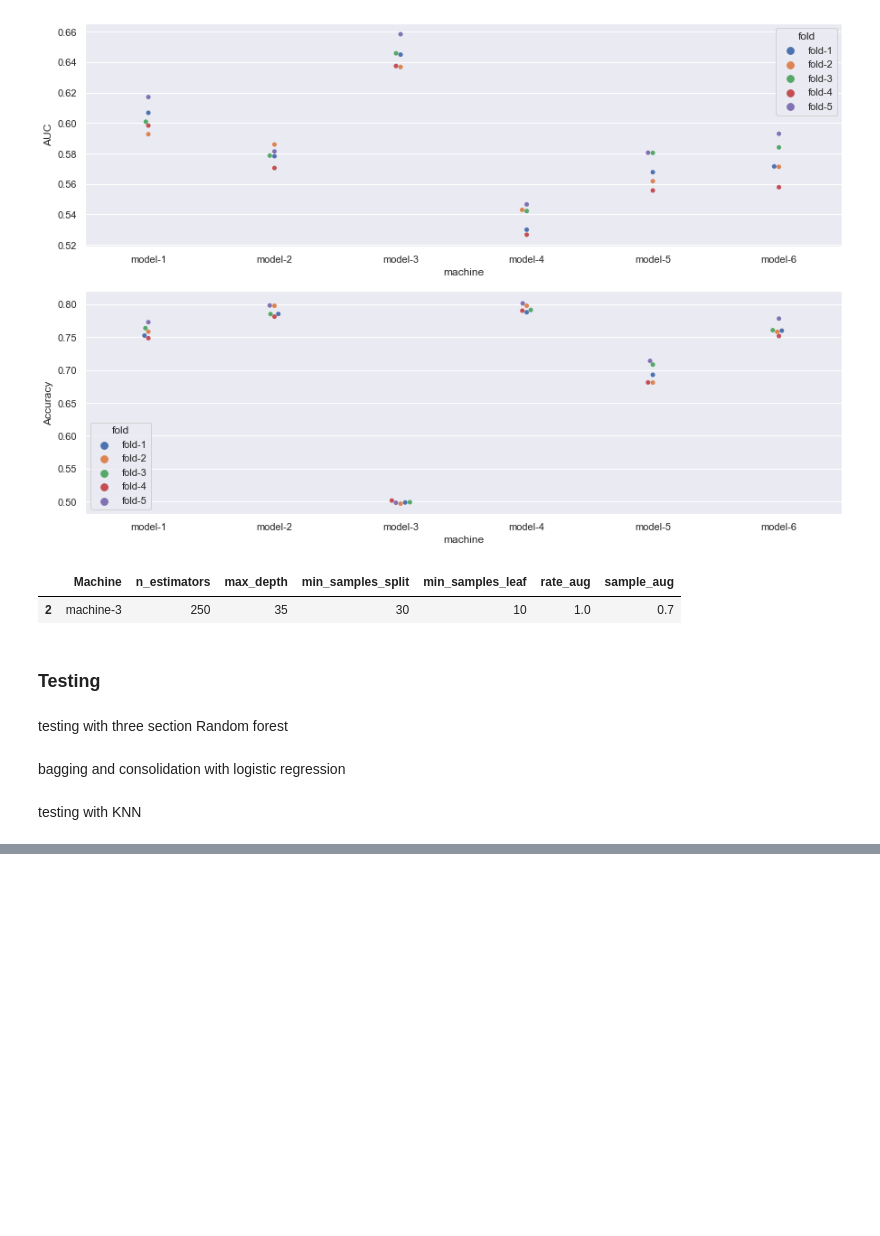
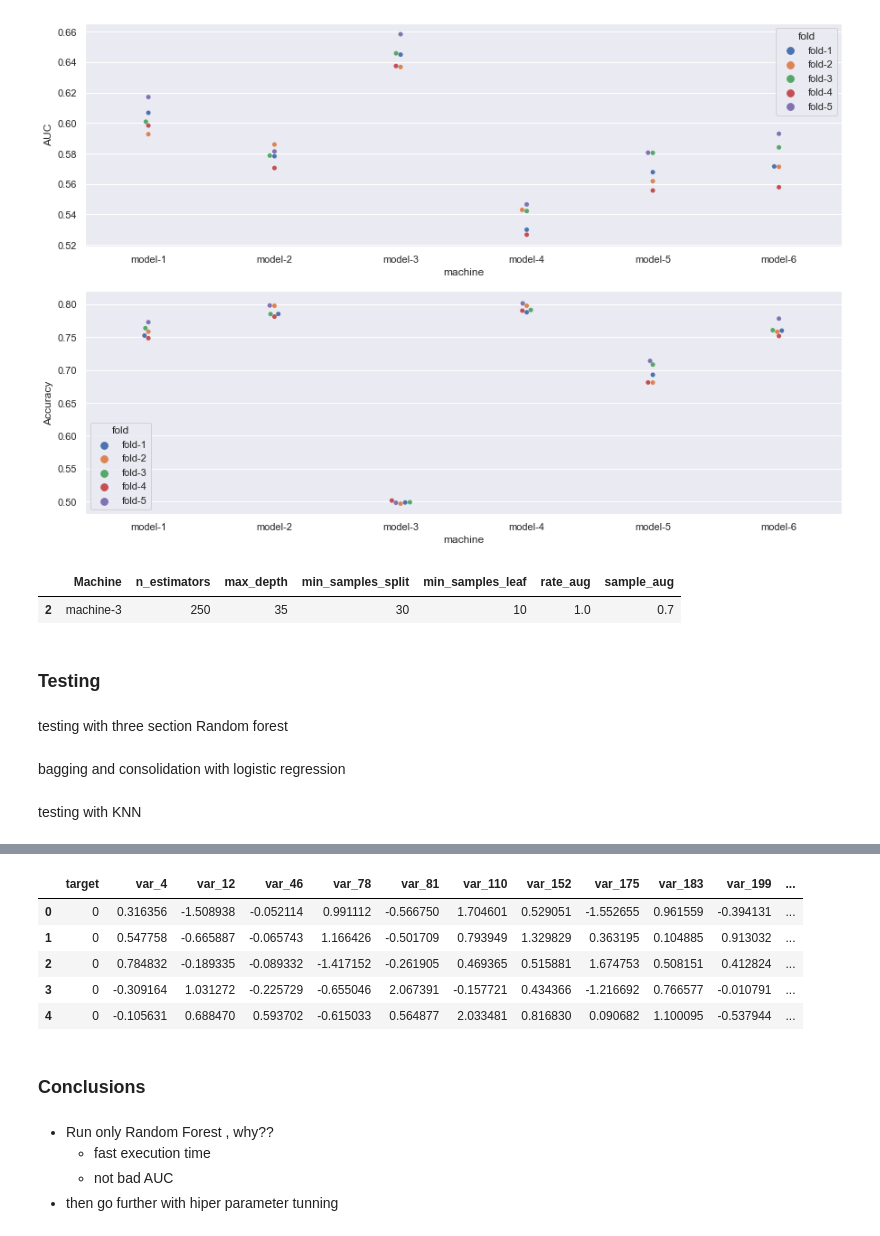
Before and after one commit to miguelmayhem92/Kaggle-Santander-Prediction-Customer-Transaction, a Jupyter notebook: CST_Tunning.ipynb, the cells around one changed output, grey strips where cells are left out. Saved outputs shown, nothing was run; the diff lists cells and outputs as text; code cells hidden in the pictures; blank space fills up the shorter version.

```diff
--- a/CST_Tunning.ipynb
+++ b/CST_Tunning.ipynb
@@ -779,0 +824,25 @@ testing with KNN
+# %%
+def reconstructing_data(list_data, list_predictions, threshold = 0.15 ):
+    list_data_result = list()
+    for data,vector in zip(list_data, list_predictions):
+        data['target'] = np.where(vector > threshold, 1,0)
+        list_data_result.append(data)
+    return pd.concat(list_data_result).sort_index()
+# %%
+result_validation = reconstructing_data([validation_section_1, validation_section_2, validation_section_3], [predictions_val_section1, predictions_val_section2, predictions_val_section3])
+# %%
+result_validation.head()
+# %% [output]
+|  | target | var_4 | var_12 | var_46 | var_78 | var_81 | var_110 | var_152 | var_175 | var_183 | var_199 | ... |
+| 0 | 0 | 0.316356 | -1.508938 | -0.052114 | 0.991112 | -0.566750 | 1.704601 | 0.529051 | -1.552655 | 0.961559 | -0.394131 | ... |
+| 1 | 0 | 0.547758 | -0.665887 | -0.065743 | 1.166426 | -0.501709 | 0.793949 | 1.329829 | 0.363195 | 0.104885 | 0.913032 | ... |
+| 2 | 0 | 0.784832 | -0.189335 | -0.089332 | -1.417152 | -0.261905 | 0.469365 | 0.515881 | 1.674753 | 0.508151 | 0.412824 | ... |
+| 3 | 0 | -0.309164 | 1.031272 | -0.225729 | -0.655046 | 2.067391 | -0.157721 | 0.434366 | -1.216692 | 0.766577 | -0.010791 | ... |
+| 4 | 0 | -0.105631 | 0.688470 | 0.593702 | -0.615033 | 0.564877 | 2.033481 | 0.816830 | 0.090682 | 1.100095 | -0.537944 | ... |
+# %% [markdown]
+### Conclusions
+# %% [markdown]
+* Run only Random Forest , why??
+   * fast execution time
+   * not bad AUC
+* then go further with hiper parameter tunning
```
Also changed, not shown: parts of 27 cells of this notebook.
